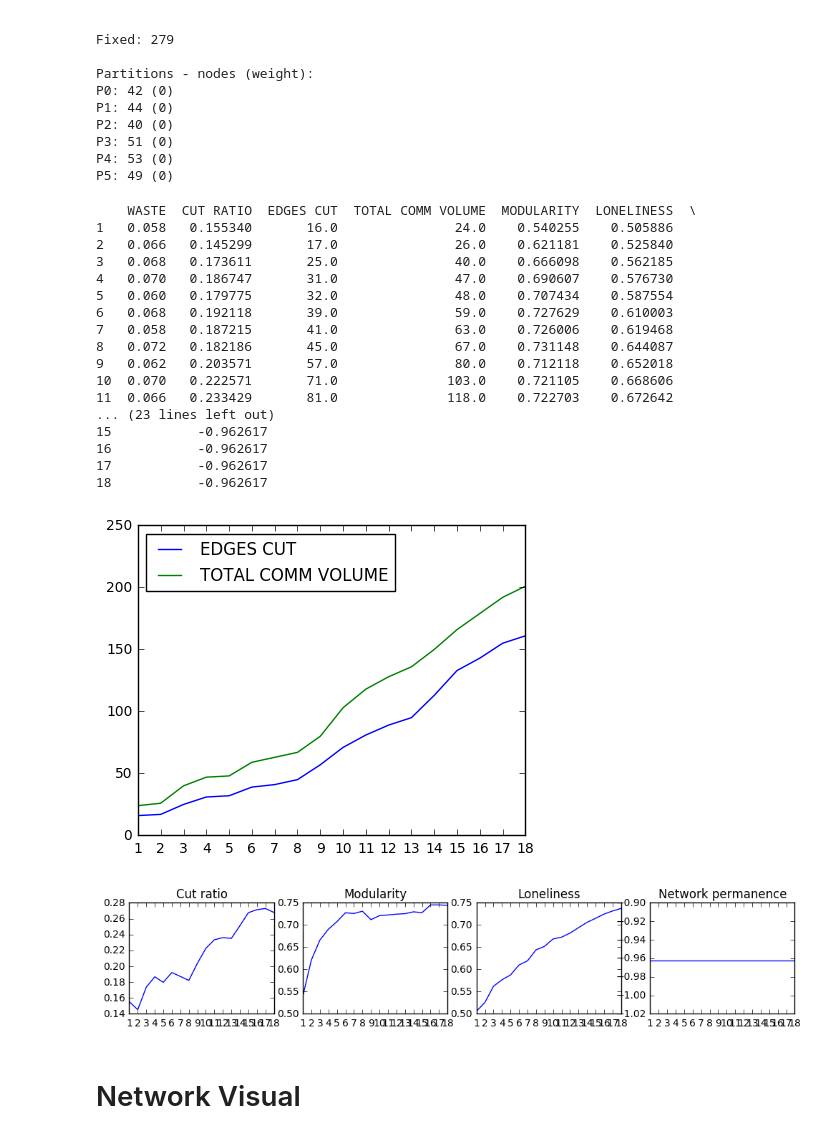
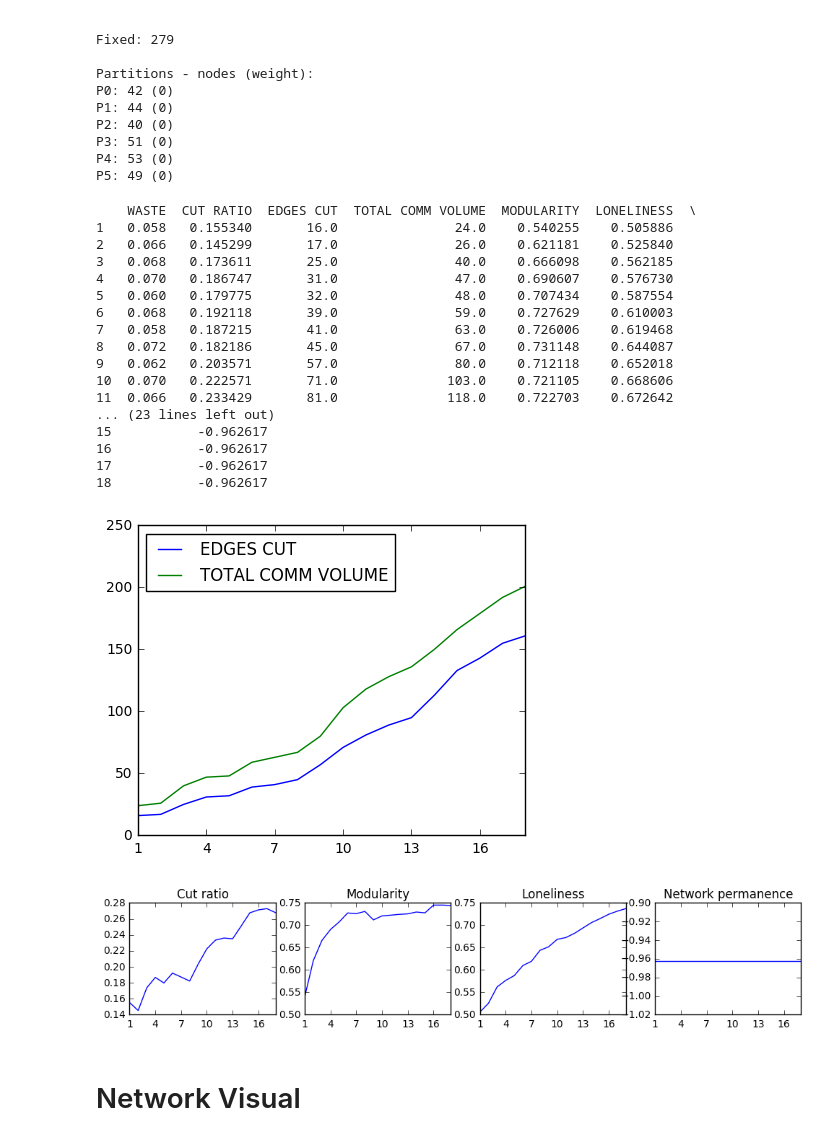
Before and after one commit to sbarakat/graph-partitioning, a Jupyter notebook: graph-partitioning-fennel.ipynb, the cells around one changed output. Saved outputs shown, nothing was run; the diff lists cells and outputs as text; code cells hidden in the pictures.

```diff
--- a/graph-partitioning-fennel.ipynb
+++ b/graph-partitioning-fennel.ipynb
@@ -67,12 +67,8 @@ config = {
     # When set to 0, prediction model is discarded, useful for one-shot
     "prediction_model_cut_off": 0.10,
 
-    # Alpha value used in one-shot (only works when restream_batches is set to 1)
-    "one_shot_alpha": 0.5,
-
     # Number of arrivals to batch before recalculating alpha and restreaming.
-    # When set to 1, one-shot is used with alpha value from above
-    "restream_batches": 10,
+    "restream_batches": 1,
 
     # When the batch size is reached: if set to True, each node is assigned
     # individually as first in first out. If set to False, the entire batch
@@ -265,38 +261,40 @@ P5: 49 (0)
 # %%
 rows = list(range(1, len(m)+1))
 df = pd.DataFrame(m, index=rows, columns=cols).astype(float)
 print(df)
 
 if len(df) > 1:
-    df.plot(y=['EDGES CUT', 'TOTAL COMM VOLUME'], xticks=rows, figsize=(5,4))
+    t = int(len(rows) / 5)
+    xticks = rows[::t]
+    df.plot(y=['EDGES CUT', 'TOTAL COMM VOLUME'], xticks=xticks, figsize=(5,4))
 
     fig, axs = plt.subplots(1,4)
-    df.plot(y=['CUT RATIO'], title='Cut ratio', xticks=rows, figsize=(12,2), legend=False, ax=axs[0])
-    df.plot(y=['MODULARITY'], title='Modularity', xticks=rows, figsize=(12,2), legend=False, ax=axs[1])
-    df.plot(y=['LONELINESS'], title='Loneliness', xticks=rows, figsize=(12,2), legend=False, ax=axs[2])
-    df.plot(y=['NETWORK PERMANENCE'], title='Network permanence', xticks=rows, figsize=(12,2), legend=False, ax=axs[3])
+    df.plot(y=['CUT RATIO'], title='Cut ratio', xticks=xticks, figsize=(12,2), legend=False, ax=axs[0])
+    df.plot(y=['MODULARITY'], title='Modularity', xticks=xticks, figsize=(12,2), legend=False, ax=axs[1])
+    df.plot(y=['LONELINESS'], title='Loneliness', xticks=xticks, figsize=(12,2), legend=False, ax=axs[2])
+    df.plot(y=['NETWORK PERMANENCE'], title='Network permanence', xticks=xticks, figsize=(12,2), legend=False, ax=axs[3])
 else:
     print("\n\nNot enough data points to plot charts. There is only one row.")
 # %% [output]
     WASTE  CUT RATIO  EDGES CUT  TOTAL COMM VOLUME  MODULARITY  LONELINESS  \
 1   0.058   0.155340       16.0               24.0    0.540255    0.505886
 2   0.066   0.145299       17.0               26.0    0.621181    0.525840
 3   0.068   0.173611       25.0               40.0    0.666098    0.562185
 4   0.070   0.186747       31.0               47.0    0.690607    0.576730
 5   0.060   0.179775       32.0               48.0    0.707434    0.587554
 6   0.068   0.192118       39.0               59.0    0.727629    0.610003
 7   0.058   0.187215       41.0               63.0    0.726006    0.619468
 8   0.072   0.182186       45.0               67.0    0.731148    0.644087
 9   0.062   0.203571       57.0               80.0    0.712118    0.652018
 10  0.070   0.222571       71.0              103.0    0.721105    0.668606
 11  0.066   0.233429       81.0              118.0    0.722703    0.672642
 ... (23 lines left out)
 15           -0.962617
 16           -0.962617
 17           -0.962617
 18           -0.962617
-[figure, old version]
+[figure, new version]
-[figure, old version]
+[figure, new version]
 # %% [markdown]
 # Network Visual
 # %%
```
Also changed, not shown: parts of 2 cells of this notebook, 3 other files.
